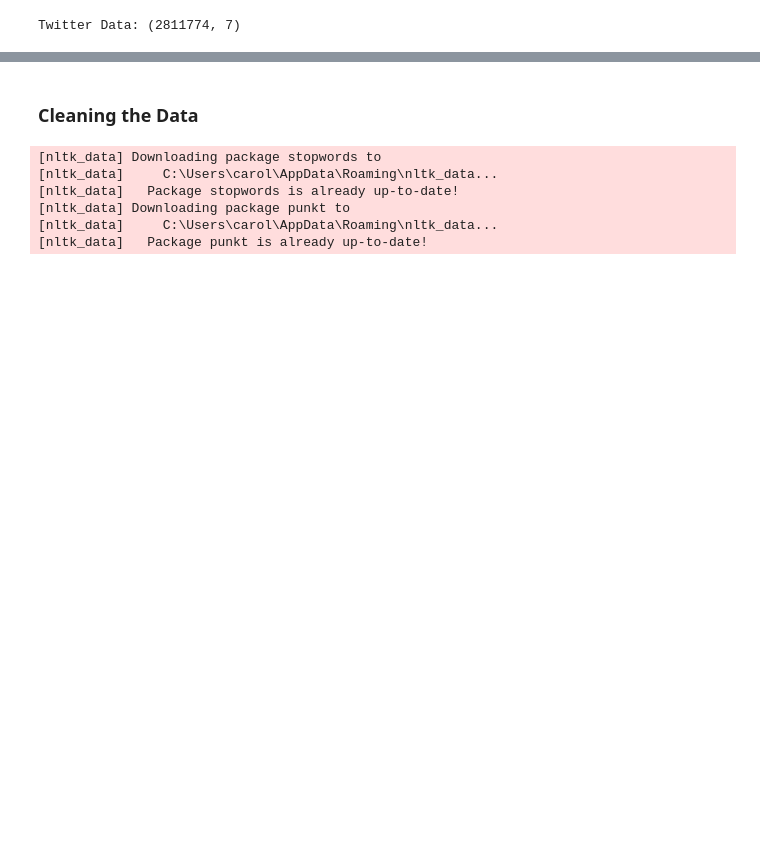
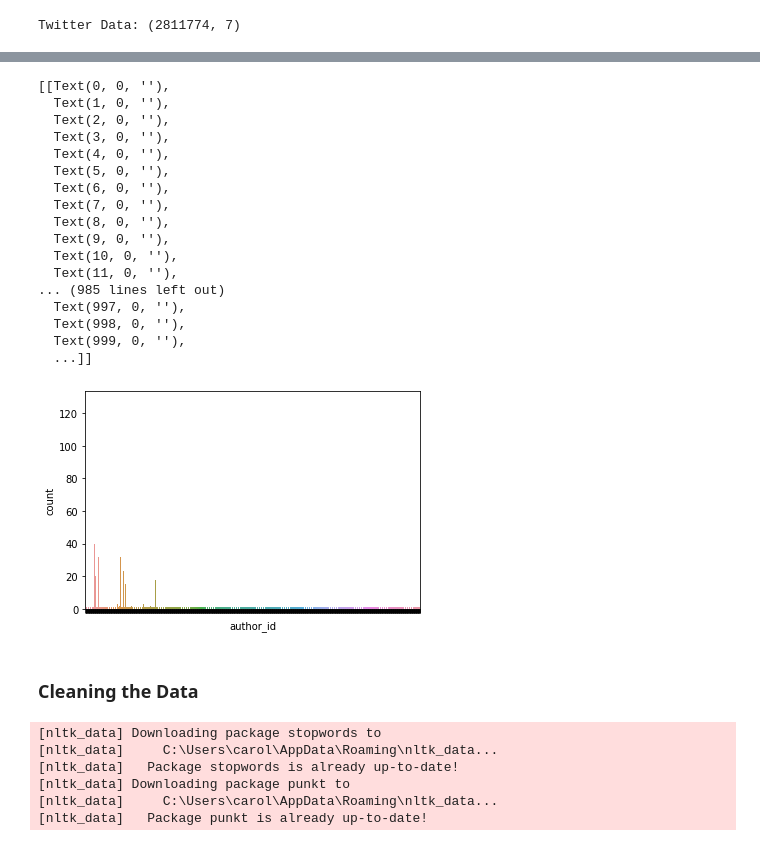
Before and after one commit to caroline-eggett/stock-predictor-analysis, a Jupyter notebook: twitter_analysis.ipynb, the cells around one changed output, grey strips where cells are left out. Drawn from its saved outputs; the diff is of its cells as text; code cells hidden in the pictures; blank space fills up the shorter version.

```diff
--- a/twitter_analysis.ipynb
+++ b/twitter_analysis.ipynb
@@ -37,8 +40,30 @@ df_twitter.tail(n=1)
 # %% [output]
 |  | tweet_id | author_id | inbound | created_at | text | response_tweet_id | in_response_to_tweet_id |
 | 2811773 | 2987950 | 823870 | True | Tue Nov 21 22:01:04 +0000 2017 | @AldiUK warm sloe gin mince pies ... | 2987951,2987949 | NaN |
+# %%
+df_subset = df_twitter.sample(n=2000)
 # %%
-# sns.countplot(x='author_id', data=df_twitter)
+plot = sns.countplot(x='author_id', data=df_subset)
+plot.set(xticklabels=[])
+# %% [output]
+[[Text(0, 0, ''),
+  Text(1, 0, ''),
+  Text(2, 0, ''),
+  Text(3, 0, ''),
+  Text(4, 0, ''),
+  Text(5, 0, ''),
+  Text(6, 0, ''),
+  Text(7, 0, ''),
+  Text(8, 0, ''),
+  Text(9, 0, ''),
+  Text(10, 0, ''),
+  Text(11, 0, ''),
+... (985 lines left out)
+  Text(997, 0, ''),
+  Text(998, 0, ''),
+  Text(999, 0, ''),
+  ...]]
+[figure, added]
 # %% [markdown]
 ### Cleaning the Data
 # %%
```
Also changed, not shown: parts of 6 cells of this notebook.
